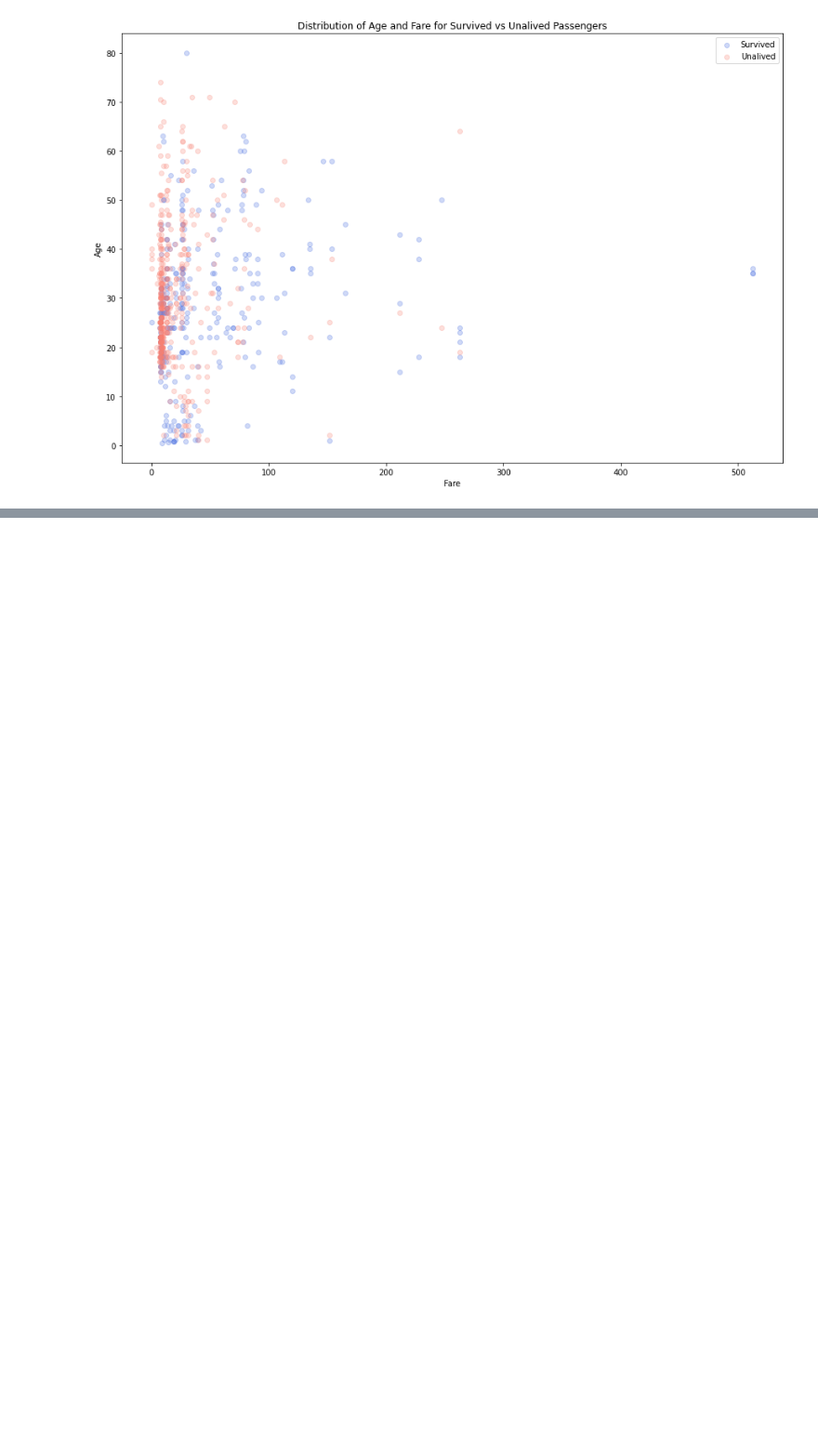
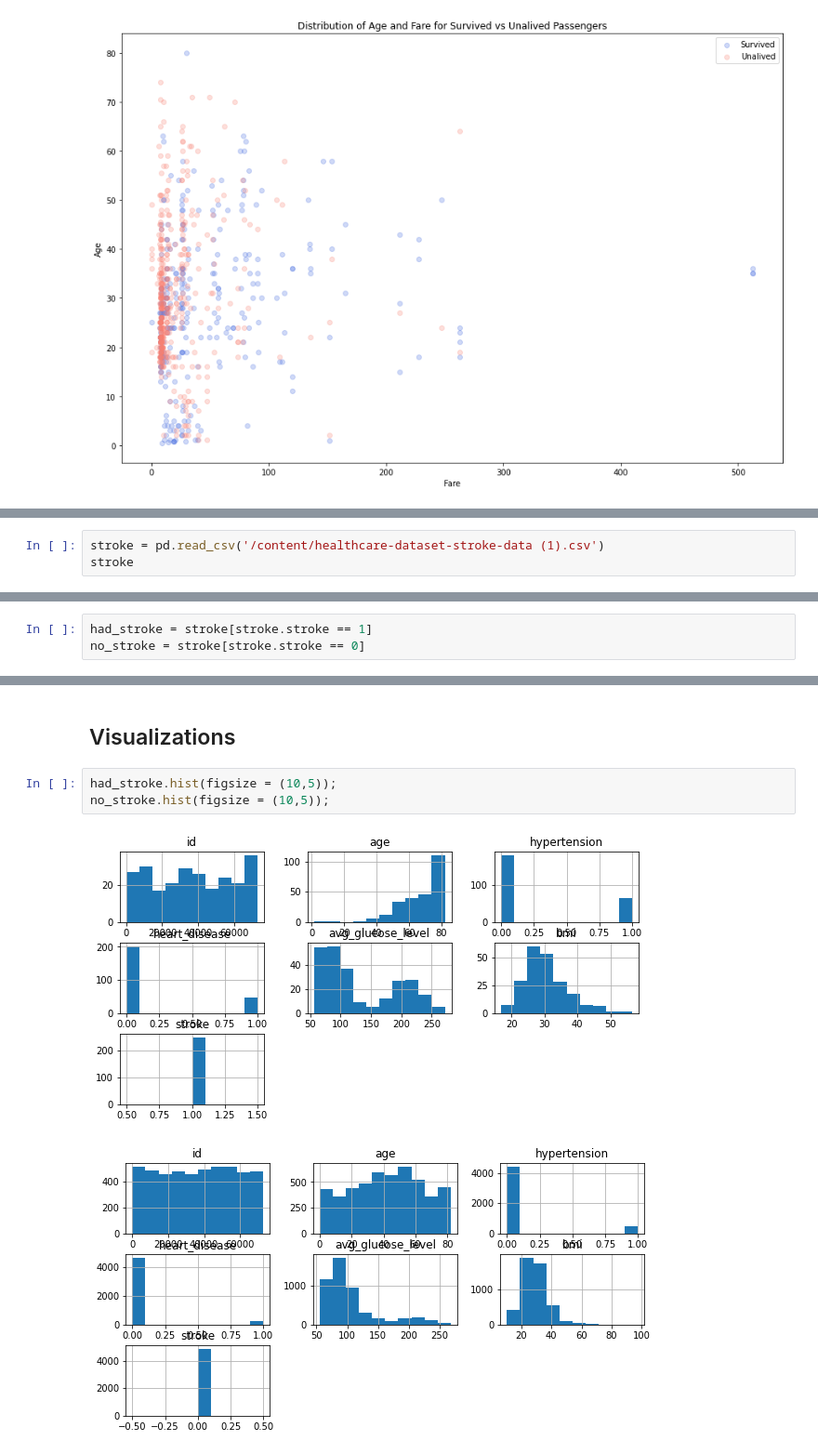
Before and after one commit to zdanielshi/data_science_LFZ, a Jupyter notebook: DS0607_matplotlib.ipynb, the cells around one changed output, grey strips where cells are left out. Shown: that part at 93% size. Drawn from its saved outputs; the diff is of its cells as text; blank space fills up the shorter version.

```diff
--- a/DS0607_matplotlib.ipynb
+++ b/DS0607_matplotlib.ipynb
@@ -132,0 +139,3 @@ plt.savefig('Age v Fare for Survived v Not Survived.png')
+# %%
+stroke = pd.read_csv('/content/healthcare-dataset-stroke-data (1).csv')
+stroke
@@ -132,0 +202,3 @@ plt.savefig('Age v Fare for Survived v Not Survived.png')
+# %%
+had_stroke = stroke[stroke.stroke == 1]
+no_stroke = stroke[stroke.stroke == 0]
@@ -132,0 +221,8 @@ plt.savefig('Age v Fare for Survived v Not Survived.png')
+# %% [markdown]
+## Visualizations
+# %%
+had_stroke.hist(figsize = (10,5));
+no_stroke.hist(figsize = (10,5));
+# %% [output]
+[figure, added]
+[figure, added]
```
Also changed, not shown: parts of 17 cells of this notebook.
